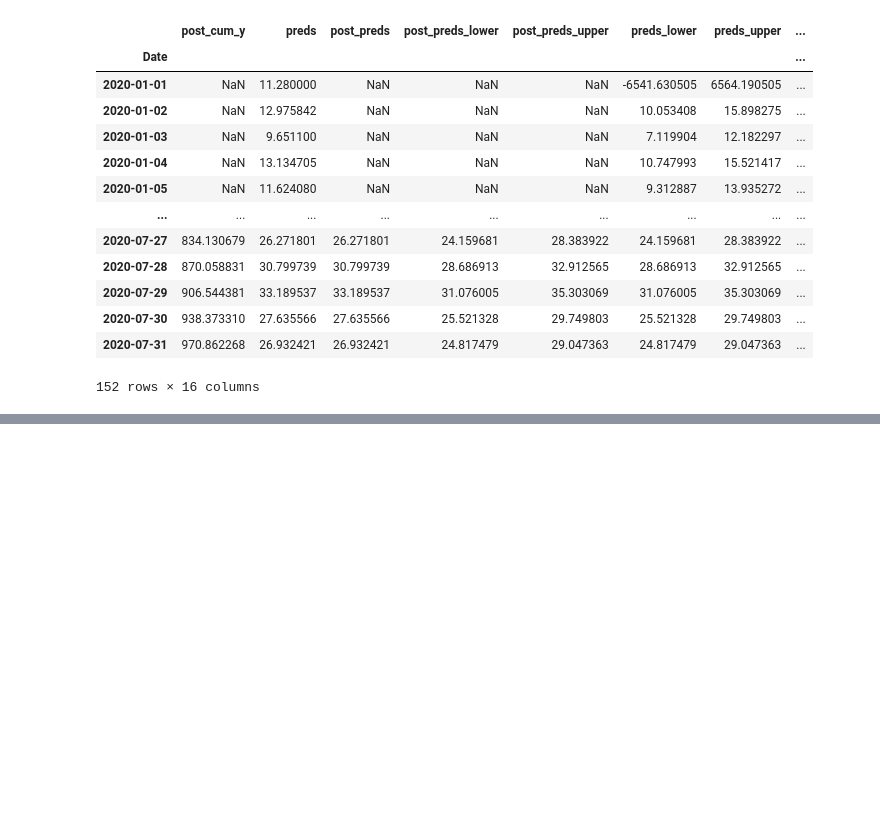
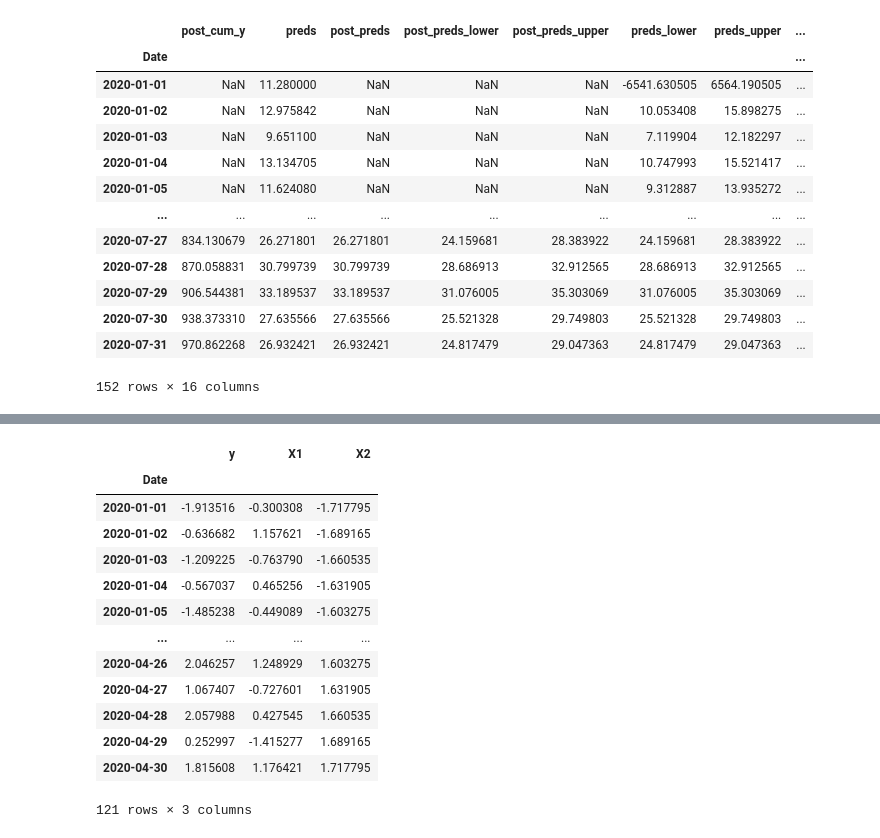
Before and after one commit to sandyherho/physComp, a Jupyter notebook: pycausal/interpRes.ipynb, the cells around one changed output, grey strips where cells are left out. Saved outputs shown, nothing was run; the diff lists cells and outputs as text; code cells hidden in the pictures; blank space fills up the shorter version.

```diff
--- a/pycausal/interpRes.ipynb
+++ b/pycausal/interpRes.ipynb
@@ -235,0 +265,17 @@ ciModel.inferences
+# %%
+ciModel.normed_pre_data
+# %% [output]
+|  | y | X1 | X2 |
+| Date |  |  |  |
+| 2020-01-01 | -1.913516 | -0.300308 | -1.717795 |
+| 2020-01-02 | -0.636682 | 1.157621 | -1.689165 |
+| 2020-01-03 | -1.209225 | -0.763790 | -1.660535 |
+| 2020-01-04 | -0.567037 | 0.465256 | -1.631905 |
+| 2020-01-05 | -1.485238 | -0.449089 | -1.603275 |
+| ... | ... | ... | ... |
+| 2020-04-26 | 2.046257 | 1.248929 | 1.603275 |
+| 2020-04-27 | 1.067407 | -0.727601 | 1.631905 |
+| 2020-04-28 | 2.057988 | 0.427545 | 1.660535 |
+| 2020-04-29 | 0.252997 | -1.415277 | 1.689165 |
+| 2020-04-30 | 1.815608 | 1.176421 | 1.717795 |
+121 rows × 3 columns
```
Also changed, not shown: parts of 10 cells of this notebook.
